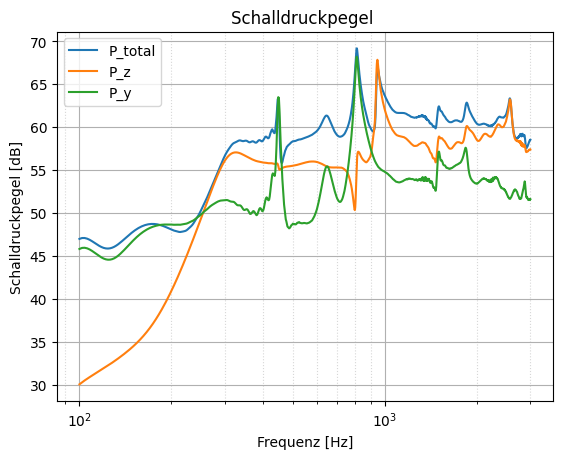
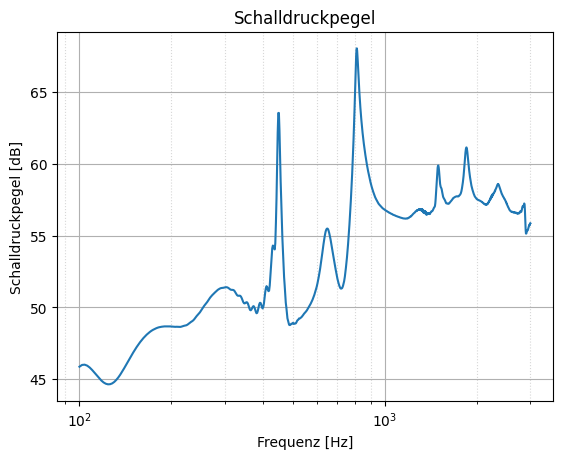
Code edit (unified diff) that turned the first committed figure into the second:
--- before
+++ after
@@ -17,13 +17,14 @@
 
 plt.plot(plt_f_axis, plt_P_total_db, label="P_total")
-plt.plot(plt_f_axis, plt_P_z_db, label="P_z")
-plt.plot(plt_f_axis, plt_P_y_db, label="P_y")
+#plt.plot(plt_f_axis, plt_P_z_db, label="P_z")
+#plt.plot(plt_f_axis, plt_P_y_db, label="P_y")
 #plt.plot(wagner_simulation_data[:, 0], wagner_simulation_data[:, 1], label="FEM Simulation")
 plt.xlabel('Frequenz [Hz]')
 plt.ylabel('Schalldruckpegel [dB]')
-plt.legend()
+#plt.legend()
 plt.xscale('log')
 plt.grid(True, which='major')
 plt.grid(True, which='minor', linestyle=':', alpha=0.5)
-plt.title('Schalldruckpegel ')
+plt.title('Schalldruckpegel')
+plt.savefig('schalldruckpegel_total.png', bbox_inches='tight')
 plt.show()

Commit: no substential changes